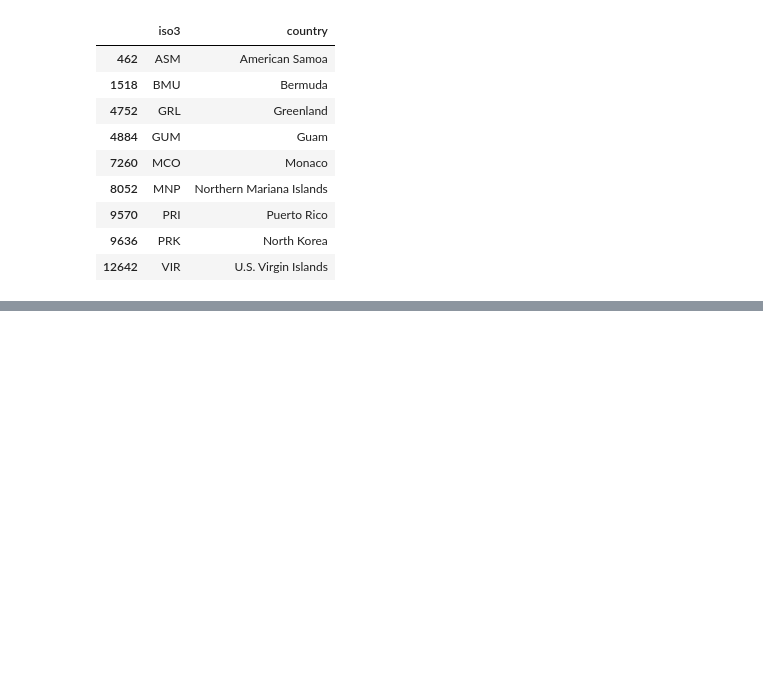
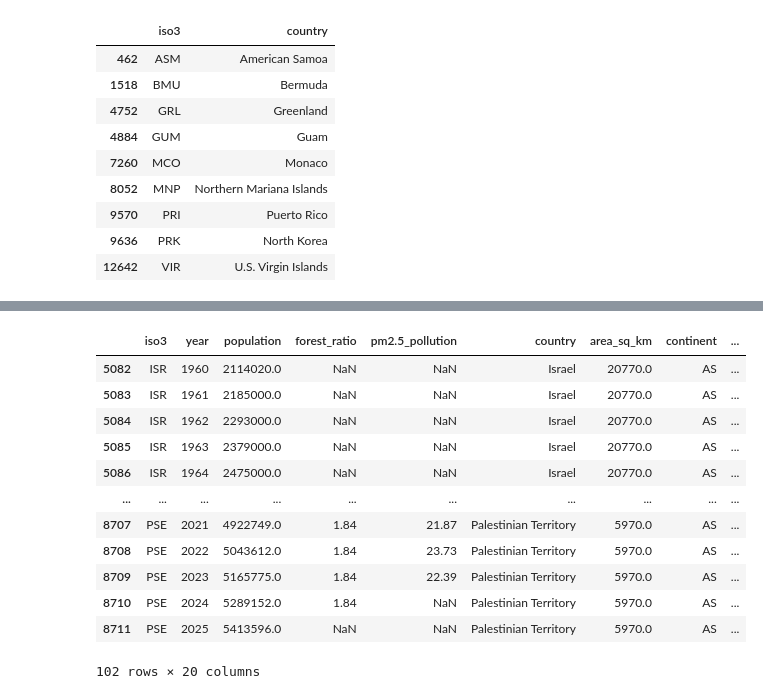
Before and after one commit to Mil4222/Final-Project, a Jupyter notebook: scripts/final_merge/final_merge.ipynb, the cells around one changed output, grey strips where cells are left out. Cells and saved outputs as stored; diff of their text form; code cells hidden in the pictures; blank space fills up the shorter version.

Commit message:
final merge for real (age, life, hdi, more cleaning, merge, export final dataframe)

```diff
--- a/scripts/final_merge/final_merge.ipynb
+++ b/scripts/final_merge/final_merge.ipynb
@@ -323,9 +248,9 @@ geo[geo["iso3"].isin(geo_only)][["iso3", "country"]].drop_duplicates()
 # %%
-geo=geo[geo["iso3"].isin(common_iso)].copy()
-
-unemployment=unemployment[unemployment["iso3"].isin(common_iso)].copy()
-urbanpop=urbanpop[urbanpop["iso3"].isin(common_iso)].copy()
-
-hci=hci[hci["iso3"].isin(common_iso)].copy()
-pollution=pollution[pollution["iso3"].isin(common_iso)].copy()
-rural=rural[rural["iso3"].isin(common_iso)].copy()
+# for each dataset, keep only the common iso3 to prepare for merging
+geo = geo[geo["iso3"].isin(common_iso)].copy()
+unemployment = unemployment[unemployment["iso3"].isin(common_iso)].copy()
+urbanpop = urbanpop[urbanpop["iso3"].isin(common_iso)].copy()
+rural = rural[rural["iso3"].isin(common_iso)].copy()
+hdi = hdi[hdi["iso3"].isin(common_iso)].copy()
+life = life[life["iso3"].isin(common_iso)].copy()
+age = age[age["iso3"].isin(common_iso)].copy()
@@ -336,3 +267,3 @@ final=final.merge(urbanpop,on=["iso3","year"], how="outer")
 # %%
-final=final.merge(hci, on=["iso3", "year"], how="outer")
+final = final.merge(hdi, on=["iso3", "year"], how="outer")
 # %%
@@ -340,3 +271,7 @@ final=final.merge(rural, on=["iso3", "year"], how="outer")
+# %%
+final = final.merge(life, on=["iso3", "year"], how="outer")
+# %%
+final = final.merge(age, on=["iso3", "year"], how="outer")
 # %%
 print(final.shape)
 print(final.info())
@@ -361,0 +367,16 @@ Data columns (total 18 columns):
+# %%
+final[final["country"].isin(["Israel", "Palestinian Territory"])]
+# %% [output]
+|  | iso3 | year | population | forest_ratio | pm2.5_pollution | country | area_sq_km | continent | ... |
+| 5082 | ISR | 1960 | 2114020.0 | NaN | NaN | Israel | 20770.0 | AS | ... |
+| 5083 | ISR | 1961 | 2185000.0 | NaN | NaN | Israel | 20770.0 | AS | ... |
+| 5084 | ISR | 1962 | 2293000.0 | NaN | NaN | Israel | 20770.0 | AS | ... |
+| 5085 | ISR | 1963 | 2379000.0 | NaN | NaN | Israel | 20770.0 | AS | ... |
+| 5086 | ISR | 1964 | 2475000.0 | NaN | NaN | Israel | 20770.0 | AS | ... |
+| ... | ... | ... | ... | ... | ... | ... | ... | ... | ... |
+| 8707 | PSE | 2021 | 4922749.0 | 1.84 | 21.87 | Palestinian Territory | 5970.0 | AS | ... |
+| 8708 | PSE | 2022 | 5043612.0 | 1.84 | 23.73 | Palestinian Territory | 5970.0 | AS | ... |
+| 8709 | PSE | 2023 | 5165775.0 | 1.84 | 22.39 | Palestinian Territory | 5970.0 | AS | ... |
+| 8710 | PSE | 2024 | 5289152.0 | 1.84 | NaN | Palestinian Territory | 5970.0 | AS | ... |
+| 8711 | PSE | 2025 | 5413596.0 | NaN | NaN | Palestinian Territory | 5970.0 | AS | ... |
+102 rows × 20 columns
```
Also changed, not shown: parts of 34 cells of this notebook, 12 other files.
